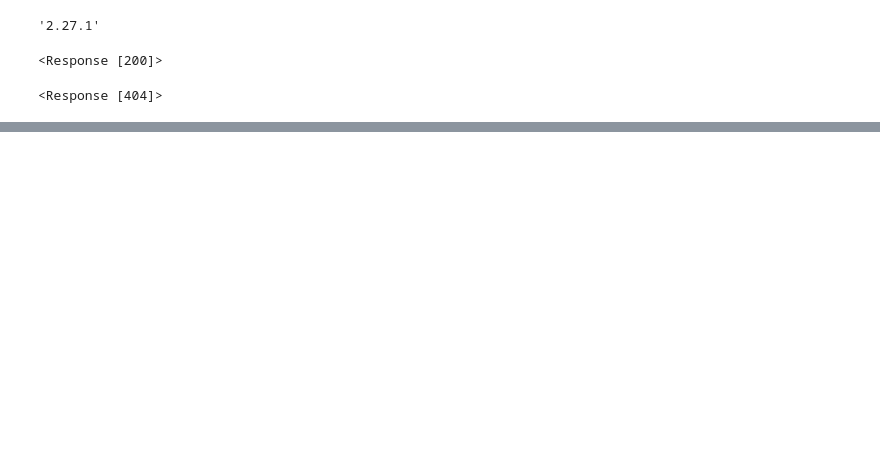
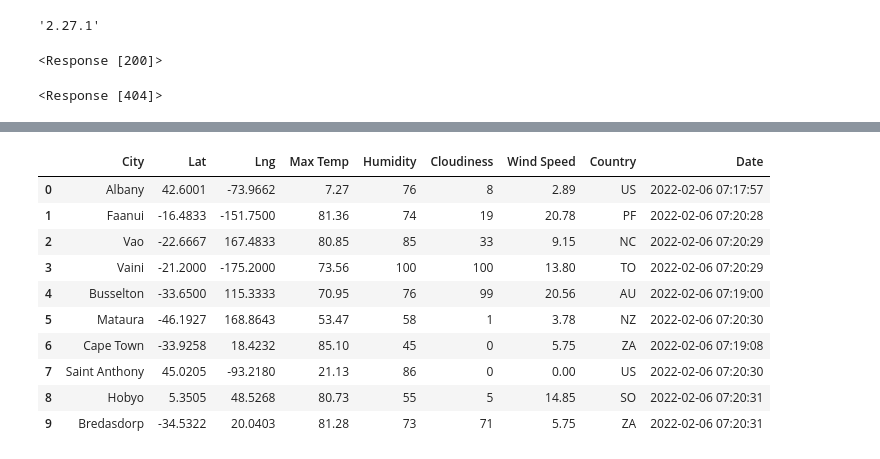
Before and after one commit to iparxan/World_Weather-_Analysis, a Jupyter notebook: API_practice.ipynb, the cells around one changed output, grey strips where cells are left out. Saved outputs shown, nothing was run; the diff lists cells and outputs as text; code cells hidden in the pictures; blank space fills up the shorter version.

```diff
--- a/API_practice.ipynb
+++ b/API_practice.ipynb
@@ -104,0 +271,5 @@ import json
+# %%
+# Use the tuple() function to display the latitude and longitude combinations.
+for coordinate in coordinates:
+    print(citipy.nearest_city(coordinate[0],coordinate[1]).city_name,
+         citipy.nearest_city(coordinate[0],coordinate[1]).country_code)
@@ -104,0 +294,12 @@ import json
+# %%
+# Create a list for holding the cities.
+cities = []
+# Identify the nearest city for each latitude and longitude combination.
+for coordinate in coordinates:
+    city = citipy.nearest_city(coordinate[0], coordinate[1]).city_name
+
+    # If the city is unique, then we will add it to the cities list.
+    if city not in cities:
+        cities.append(city)
+# Print the city count to confirm sufficient count.
+len(cities)
@@ -104,0 +322,4 @@ import json
+# %%
+# Make a 'Get' request for the city weather.
+city_weather = requests.get(city_url)
+city_weather
@@ -104,0 +328,10 @@ import json
+# %%
+# Create an empty list to hold the weather data.
+city_data = []
+# Print the beginning of the logging.
+print("Beginning Data Retrieval     ")
+print("-----------------------------")
+
+# Create counters.
+record_count = 1
+set_count = 1
@@ -104,0 +410,16 @@ import json
+# %%
+ # Convert the array of dictionaries to a Pandas DataFrame.
+city_data_df = pd.DataFrame(city_data)
+city_data_df.head(10)
+# %% [output]
+|  | City | Lat | Lng | Max Temp | Humidity | Cloudiness | Wind Speed | Country | Date |
+| 0 | Albany | 42.6001 | -73.9662 | 7.27 | 76 | 8 | 2.89 | US | 2022-02-06 07:17:57 |
+| 1 | Faanui | -16.4833 | -151.7500 | 81.36 | 74 | 19 | 20.78 | PF | 2022-02-06 07:20:28 |
+| 2 | Vao | -22.6667 | 167.4833 | 80.85 | 85 | 33 | 9.15 | NC | 2022-02-06 07:20:29 |
+| 3 | Vaini | -21.2000 | -175.2000 | 73.56 | 100 | 100 | 13.80 | TO | 2022-02-06 07:20:29 |
+| 4 | Busselton | -33.6500 | 115.3333 | 70.95 | 76 | 99 | 20.56 | AU | 2022-02-06 07:19:00 |
+| 5 | Mataura | -46.1927 | 168.8643 | 53.47 | 58 | 1 | 3.78 | NZ | 2022-02-06 07:20:30 |
+| 6 | Cape Town | -33.9258 | 18.4232 | 85.10 | 45 | 0 | 5.75 | ZA | 2022-02-06 07:19:08 |
+| 7 | Saint Anthony | 45.0205 | -93.2180 | 21.13 | 86 | 0 | 0.00 | US | 2022-02-06 07:20:30 |
+| 8 | Hobyo | 5.3505 | 48.5268 | 80.73 | 55 | 5 | 14.85 | SO | 2022-02-06 07:20:31 |
+| 9 | Bredasdorp | -34.5322 | 20.0403 | 81.28 | 73 | 71 | 5.75 | ZA | 2022-02-06 07:20:31 |
```
Also changed, not shown: parts of 38 cells of this notebook, 5 other files.
